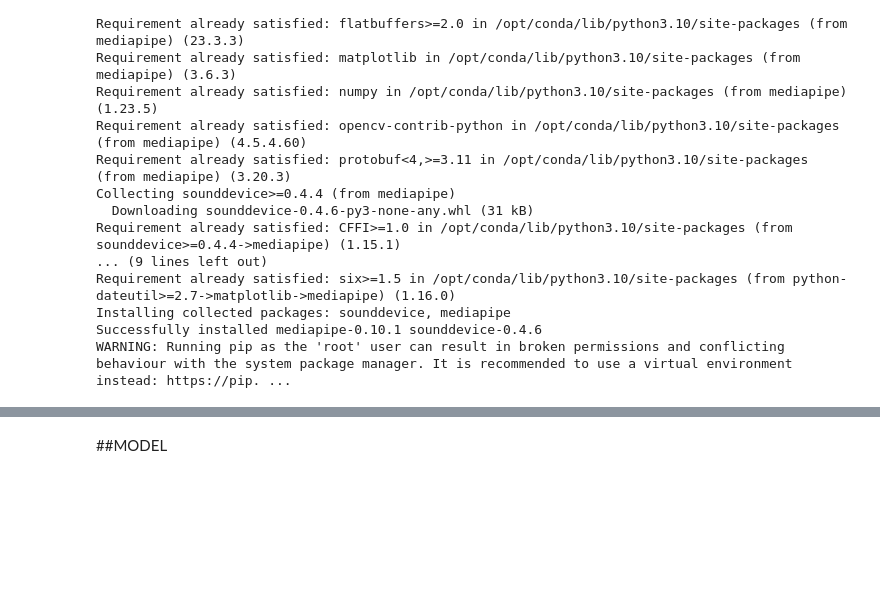
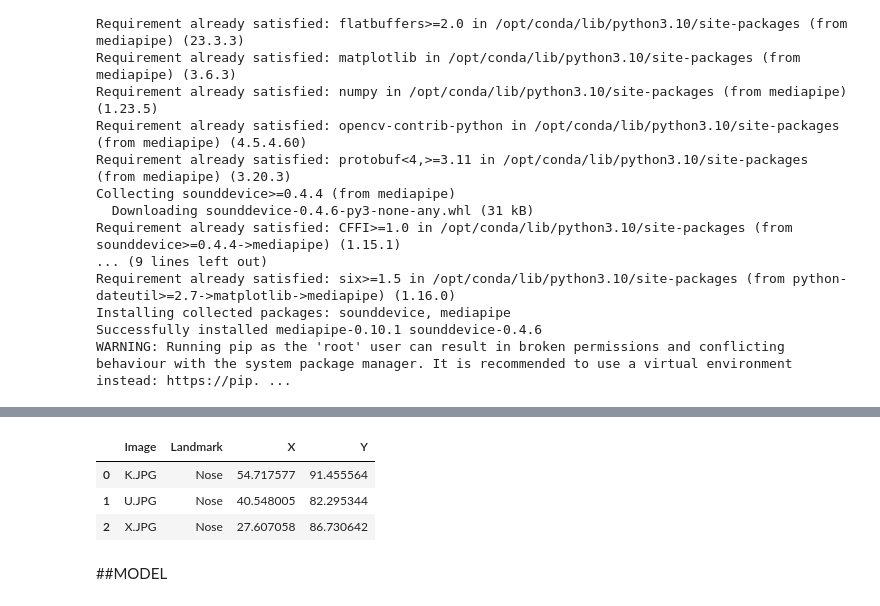
Before and after one commit to akiragm/Kaggle-competitions, a Jupyter notebook: google-american-sign-language-fingerspelling-rec.ipynb, the cells around one changed output, grey strips where cells are left out. Saved outputs shown, nothing was run; the diff lists cells and outputs as text; code cells hidden in the pictures; blank space fills up the shorter version.

Commit message:
Kaggle Notebook | Google - American Sign Language Fingerspelling Rec | Version 22

```diff
--- a/google-american-sign-language-fingerspelling-rec.ipynb
+++ b/google-american-sign-language-fingerspelling-rec.ipynb
@@ -253,3 +248,14 @@ df_train
+# %%
+import pandas as pd
+
+df = pd.read_csv('/kaggle/working/landmark_coordinates.csv')
+
+df
+# %% [output]
+|  | Image | Landmark | X | Y |
+| 0 | K.JPG | Nose | 54.717577 | 91.455564 |
+| 1 | U.JPG | Nose | 40.548005 | 82.295344 |
+| 2 | X.JPG | Nose | 27.607058 | 86.730642 |
 # %% [markdown]
 ##MODEL
 # %%
```
Also changed, not shown: parts of 4 cells of this notebook.
